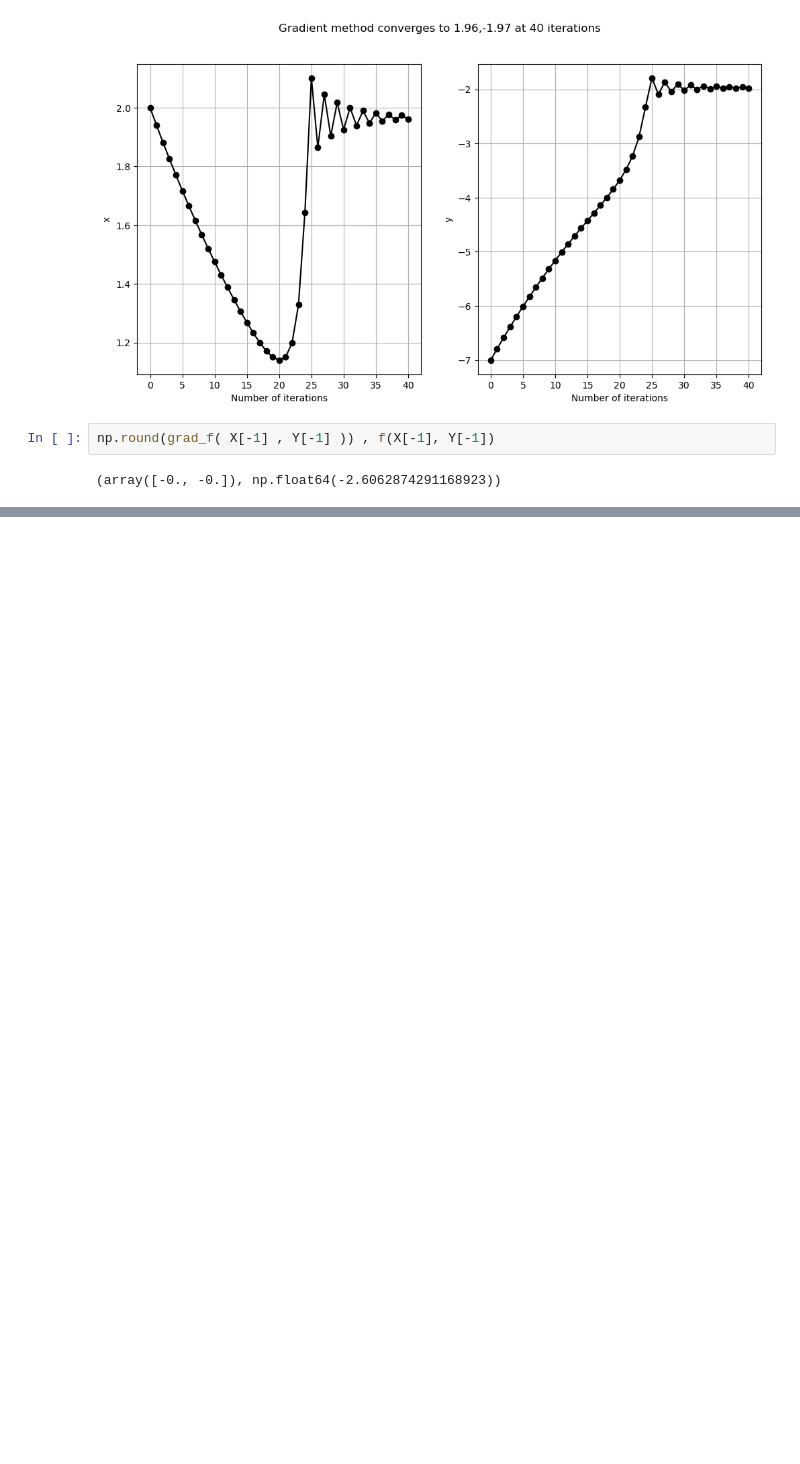
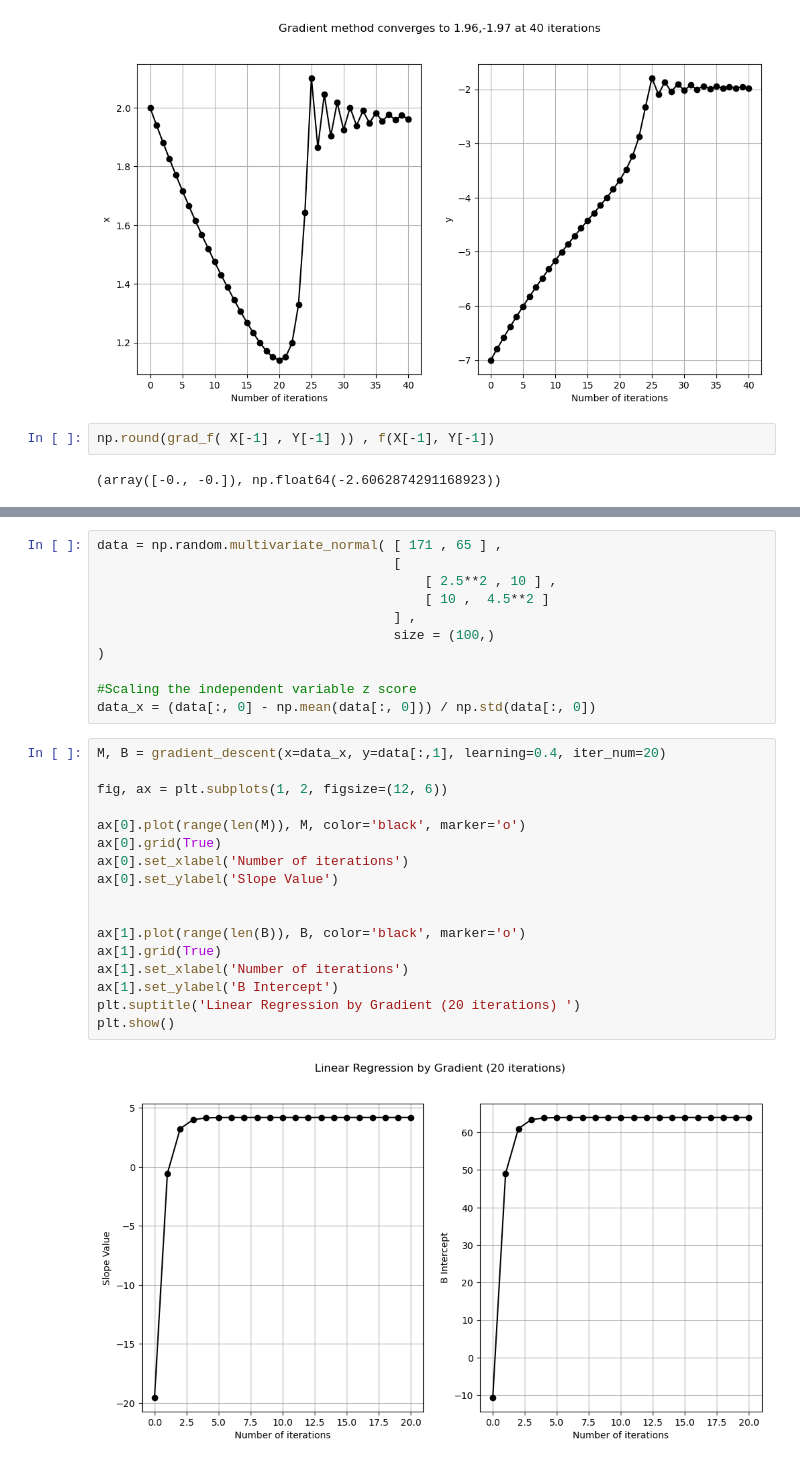
Before and after one commit to qamarr6092/math-with-python, a Jupyter notebook: Calculus/calculus.ipynb, the cells around one changed output, grey strips where cells are left out. Cells and saved outputs as stored; diff of their text form; blank space fills up the shorter version.

Commit message:
regression

```diff
--- a/Calculus/calculus.ipynb
+++ b/Calculus/calculus.ipynb
@@ -797,0 +837,30 @@ np.round(grad_f( X[-1] , Y[-1] )) , f(X[-1], Y[-1])
+# %%
+data = np.random.multivariate_normal( [ 171 , 65 ] ,
+                                      [
+                                          [ 2.5**2 , 10 ] ,
+                                          [ 10 ,  4.5**2 ]
+                                      ] ,
+                                      size = (100,)
+)
+
+#Scaling the independent variable z score
+data_x = (data[:, 0] - np.mean(data[:, 0])) / np.std(data[:, 0])
+# %%
+M, B = gradient_descent(x=data_x, y=data[:,1], learning=0.4, iter_num=20)
+
+fig, ax = plt.subplots(1, 2, figsize=(12, 6))
+
+ax[0].plot(range(len(M)), M, color='black', marker='o')
+ax[0].grid(True)
+ax[0].set_xlabel('Number of iterations')
+ax[0].set_ylabel('Slope Value')
+
+
+ax[1].plot(range(len(B)), B, color='black', marker='o')
+ax[1].grid(True)
+ax[1].set_xlabel('Number of iterations')
+ax[1].set_ylabel('B Intercept')
+plt.suptitle('Linear Regression by Gradient (20 iterations) ')
+plt.show()
+# %% [output]
+[figure, added]
```
Also changed, not shown: parts of 20 cells of this notebook.
